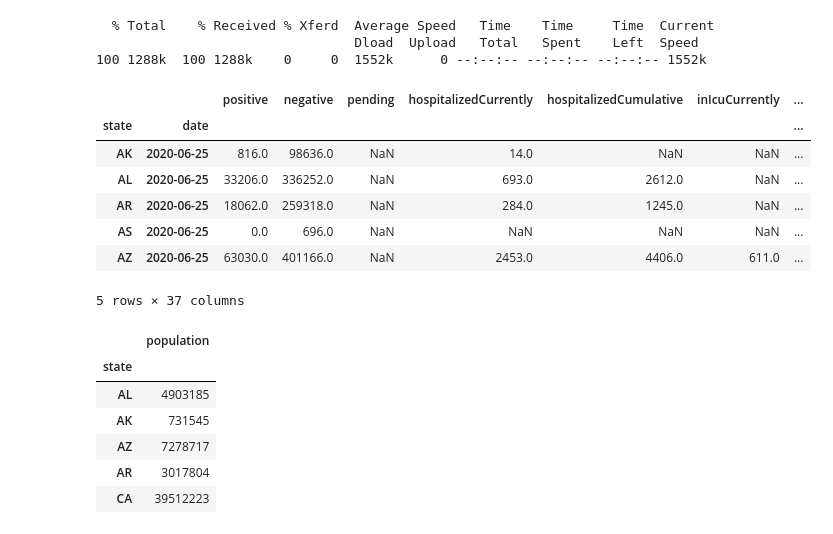
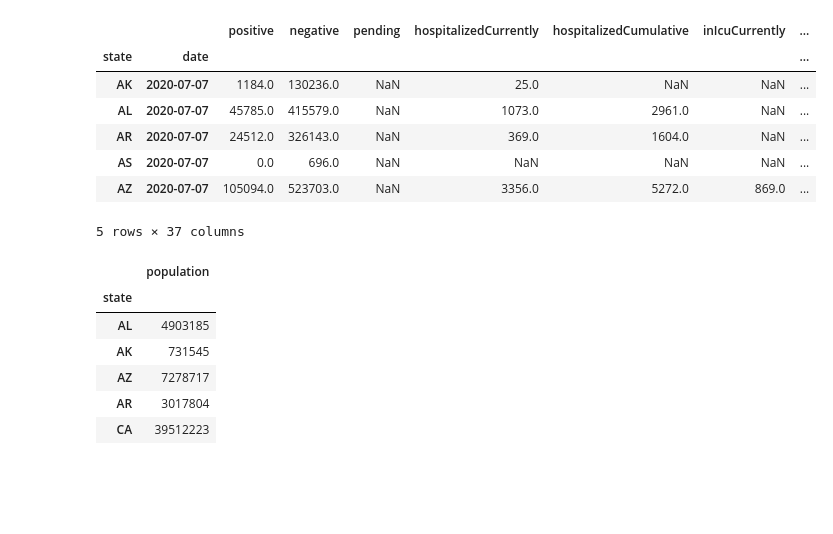
Before and after one commit to mocohen/COVID, a Jupyter notebook: Covid Metrics.ipynb, the cells around one changed output. Saved outputs shown, nothing was run; the diff lists cells and outputs as text; code cells hidden in the pictures; blank space fills up the shorter version.

```diff
--- a/Covid Metrics.ipynb
+++ b/Covid Metrics.ipynb
@@ -9,28 +9,25 @@ from datetime import datetime, timedelta
 import numpy as np
 from scipy.signal import savgol_filter
 
-try:
-    %matplotlib inline
-    ! curl -o states-daily.csv 'https://covidtracking.com/api/v1/states/daily.csv'
-except:
-    print('Not in python notebook, images saved to file')
+# try:
+#     %matplotlib inline
+#     ! curl -o states-daily.csv 'https://covidtracking.com/api/v1/states/daily.csv'
+# except:
+#     print('Not in python notebook, images saved to file')
 sns.set()
-# %% [output]
-  % Total    % Received % Xferd  Average Speed   Time    Time     Time  Current
-                                 Dload  Upload   Total   Spent    Left  Speed
-100 1288k  100 1288k    0     0  1552k      0 --:--:-- --:--:-- --:--:-- 1552k
 # %%
 #Read in covid cases csv
-corona = pd.read_csv('states-daily.csv', index_col=[1,0], parse_dates=[0])
+url = 'https://covidtracking.com/api/v1/states/daily.csv'
+corona = pd.read_csv(url, index_col=[1,0], parse_dates=[0])
 corona.head()
 # %% [output]
 |  |  | positive | negative | pending | hospitalizedCurrently | hospitalizedCumulative | inIcuCurrently | ... |
 | state | date |  |  |  |  |  |  | ... |
-| AK | 2020-06-25 | 816.0 | 98636.0 | NaN | 14.0 | NaN | NaN | ... |
-| AL | 2020-06-25 | 33206.0 | 336252.0 | NaN | 693.0 | 2612.0 | NaN | ... |
-| AR | 2020-06-25 | 18062.0 | 259318.0 | NaN | 284.0 | 1245.0 | NaN | ... |
-| AS | 2020-06-25 | 0.0 | 696.0 | NaN | NaN | NaN | NaN | ... |
-| AZ | 2020-06-25 | 63030.0 | 401166.0 | NaN | 2453.0 | 4406.0 | 611.0 | ... |
+| AK | 2020-07-07 | 1184.0 | 130236.0 | NaN | 25.0 | NaN | NaN | ... |
+| AL | 2020-07-07 | 45785.0 | 415579.0 | NaN | 1073.0 | 2961.0 | NaN | ... |
+| AR | 2020-07-07 | 24512.0 | 326143.0 | NaN | 369.0 | 1604.0 | NaN | ... |
+| AS | 2020-07-07 | 0.0 | 696.0 | NaN | NaN | NaN | NaN | ... |
+| AZ | 2020-07-07 | 105094.0 | 523703.0 | NaN | 3356.0 | 5272.0 | 869.0 | ... |
 5 rows × 37 columns
 # %%
 us_state_abbrev = {
```
Also changed, not shown: parts of 2 cells of this notebook.
